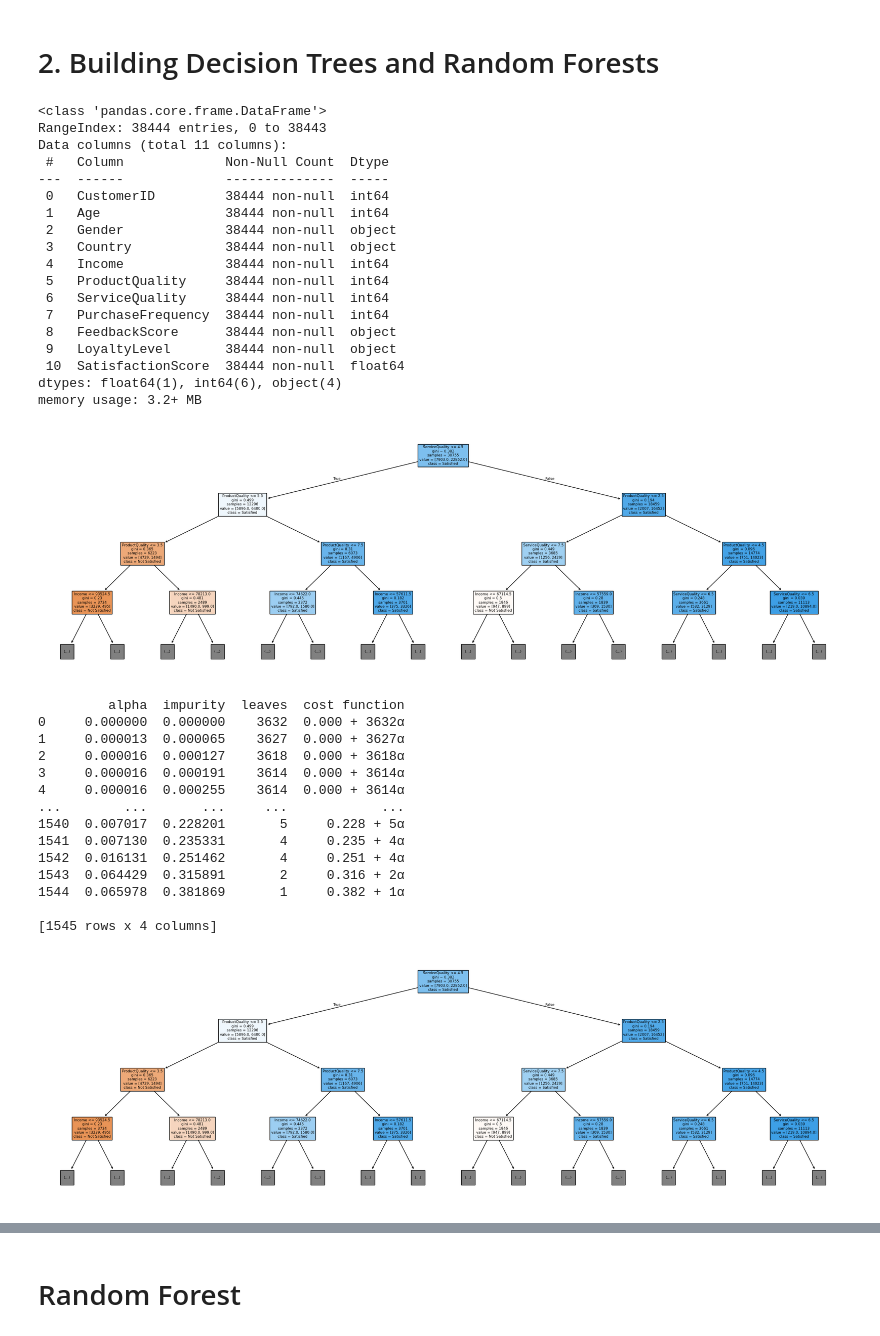
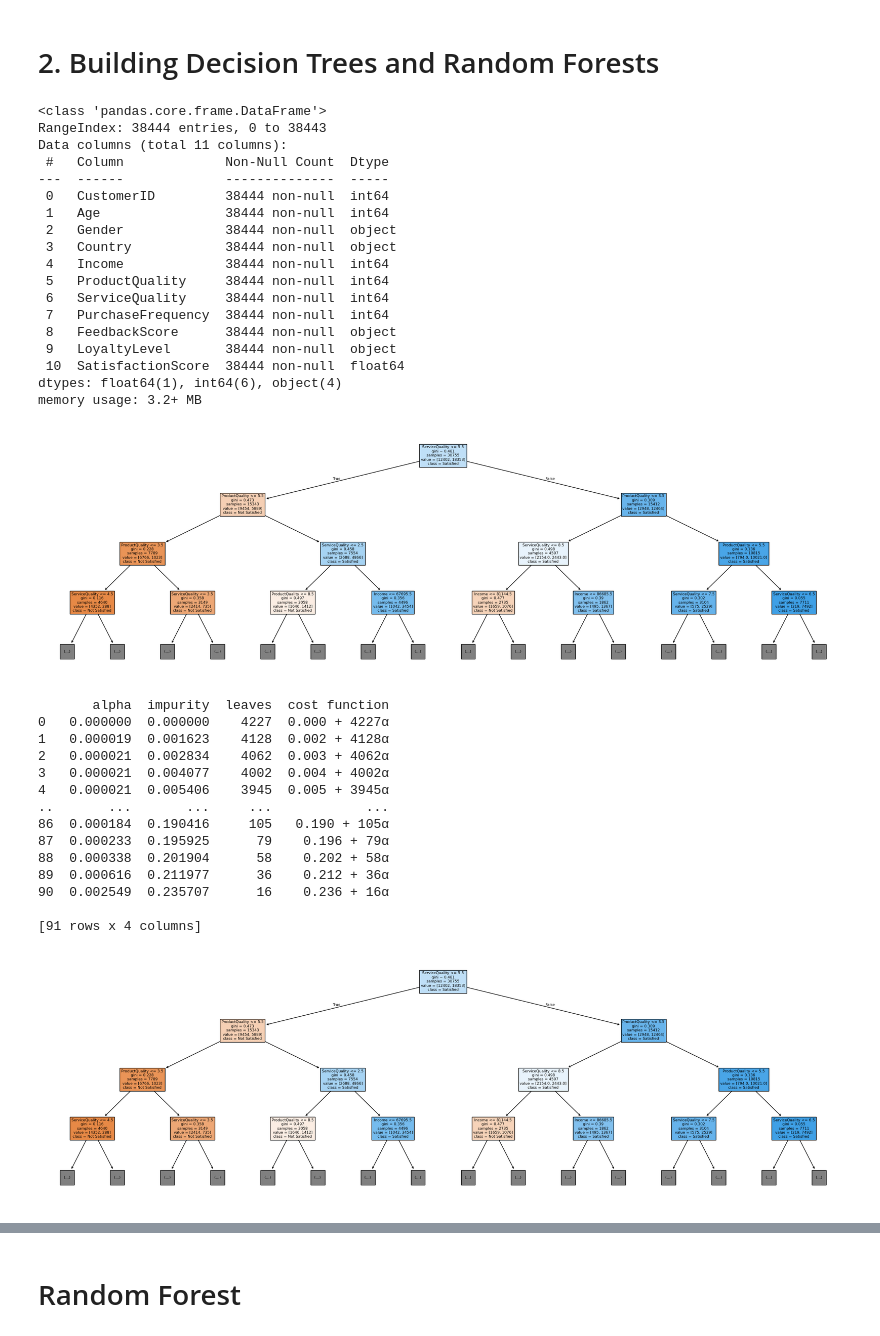
Before and after one commit to omniV1/GCU_SWE_2023-2025, a Jupyter notebook: AIT-110-Stat-Learning-Theory/Assignments/random_tree/random.ipynb, the cells around one changed output, grey strips where cells are left out. Cells and saved outputs as stored; diff of their text form; code cells hidden in the pictures.

```diff
--- a/AIT-110-Stat-Learning-Theory/Assignments/random_tree/random.ipynb
+++ b/AIT-110-Stat-Learning-Theory/Assignments/random_tree/random.ipynb
@@ -63,12 +63,14 @@ Decision trees have several key limitations:
 # %%
 import warnings
 warnings.filterwarnings('ignore')
+from math import comb
+from sklearn.model_selection import GridSearchCV
+from sklearn.ensemble import RandomForestClassifier
+from sklearn.metrics import log_loss, accuracy_score
+from sklearn.datasets import *
+from sklearn.tree import DecisionTreeClassifier
+from sklearn.model_selection import train_test_split
 
-from sklearn.datasets import *
-from sklearn.tree import DecisionTreeClassifier, DecisionTreeRegressor
-from sklearn.datasets import load_iris
-from sklearn.model_selection import train_test_split
-from sklearn.metrics import r2_score, mean_squared_error
 
 
 
@@ -93,8 +95,8 @@ customer_data['FeedbackScore'] = customer_data['FeedbackScore'].map(feedback_map
 customer_data['LoyaltyLevel'] = customer_data['LoyaltyLevel'].map(loyalty_map)
 customer_data['Gender'] = customer_data['Gender'].map({'Male': 0, 'Female': 1})
 customer_data['Country'] = customer_data['Country'].map({'United States': 0, 'Canada': 1, 'Mexico': 2, 'Other': 3})
-customer_data['Satisfied'] = (customer_data['SatisfactionScore'] >= 75).astype(int)
-
+# Define Satisfaction Score as a binary variable Yes if >= 85 and No if < 85
+customer_data['Satisfied'] = (customer_data['SatisfactionScore'] >= 85).astype(int)
 
 
 X_train, X_test, y_train, y_test = train_test_split(
@@ -103,34 +105,34 @@ X_train, X_test, y_train, y_test = train_test_split(
     test_size=0.2,
     random_state=42
 )
 
 dt_classifier = DecisionTreeClassifier()
 
 dt_classifier.fit(X_train, y_train)
 
 plt.figure(figsize=(26,8))
 plot_tree(dt_classifier, filled=True, feature_names=X_train.columns, class_names=['Not Satisfied', 'Satisfied'], max_depth=3)
 plt.show()
 # %% [output]
 <class 'pandas.core.frame.DataFrame'>
 RangeIndex: 38444 entries, 0 to 38443
 Data columns (total 11 columns):
  #   Column             Non-Null Count  Dtype
 ---  ------             --------------  -----
  0   CustomerID         38444 non-null  int64
  1   Age                38444 non-null  int64
  2   Gender             38444 non-null  object
  3   Country            38444 non-null  object
  4   Income             38444 non-null  int64
  5   ProductQuality     38444 non-null  int64
  6   ServiceQuality     38444 non-null  int64
  7   PurchaseFrequency  38444 non-null  int64
  8   FeedbackScore      38444 non-null  object
  9   LoyaltyLevel       38444 non-null  object
  10  SatisfactionScore  38444 non-null  float64
 dtypes: float64(1), int64(6), object(4)
 memory usage: 3.2+ MB
-[figure, old version]
+[figure, new version]
 # %%
 tree = DecisionTreeClassifier(random_state=42)
 
@@ -140,18 +142,23 @@ impurities = path.impurities
 
 count_leaves = lambda tree: sum(tree.tree_.children_left[i] == tree.tree_.children_right[i] == -1 for i in range(tree.tree_.node_count))
 
-leaf_counts = [count_leaves(DecisionTreeClassifier(random_state=0, ccp_alpha=alpha).fit(X_train, y_train)) for alpha in effective_alphas]
+leaf_counts = [
+    DecisionTreeClassifier(random_state=42, ccp_alpha=alpha)
+    .fit(X_train, y_train)
+    .tree_.n_leaves
+    for alpha in effective_alphas[::20]
+]
 
 pruning_results = pd.DataFrame({
-    'alpha': effective_alphas,
-    'impurity': impurities,
+    'alpha': effective_alphas[::20],
+    'impurity': impurities[::20],
     'leaves': leaf_counts,
-    'cost function': [f"{imp:.3f} + {leaves}α" for imp, leaves in zip(impurities, leaf_counts)]
+    'cost function': [f"{imp:.3f} + {leaves}α" for imp, leaves in zip(impurities[::20], leaf_counts)]
 })
 
 print(pruning_results)
 
-dt_pruned = DecisionTreeClassifier(random_state=42, ccp_alpha=0.0001637)
+dt_pruned = DecisionTreeClassifier(random_state=42, ccp_alpha=0.000130)
 
 dt_pruned.fit(X_train, y_train)
 
@@ -159,21 +166,21 @@ plt.figure(figsize=(26,8))
 plot_tree(dt_pruned, filled=True, feature_names=X_train.columns, class_names=['Not Satisfied', 'Satisfied'], max_depth=3)
 plt.show()
 # %% [output]
-         alpha  impurity  leaves  cost function
-0     0.000000  0.000000    3632  0.000 + 3632α
-1     0.000013  0.000065    3627  0.000 + 3627α
-2     0.000016  0.000127    3618  0.000 + 3618α
-3     0.000016  0.000191    3614  0.000 + 3614α
-4     0.000016  0.000255    3614  0.000 + 3614α
-...        ...       ...     ...            ...
-1540  0.007017  0.228201       5     0.228 + 5α
-1541  0.007130  0.235331       4     0.235 + 4α
-1542  0.016131  0.251462       4     0.251 + 4α
-1543  0.064429  0.315891       2     0.316 + 2α
-1544  0.065978  0.381869       1     0.382 + 1α
+       alpha  impurity  leaves  cost function
+0   0.000000  0.000000    4227  0.000 + 4227α
+1   0.000019  0.001623    4128  0.002 + 4128α
+2   0.000021  0.002834    4062  0.003 + 4062α
+3   0.000021  0.004077    4002  0.004 + 4002α
+4   0.000021  0.005406    3945  0.005 + 3945α
+..       ...       ...     ...            ...
+86  0.000184  0.190416     105   0.190 + 105α
+87  0.000233  0.195925      79    0.196 + 79α
+88  0.000338  0.201904      58    0.202 + 58α
+89  0.000616  0.211977      36    0.212 + 36α
+90  0.002549  0.235707      16    0.236 + 16α
 
-[1545 rows x 4 columns]
+[91 rows x 4 columns]
-[figure, old version]
+[figure, new version]
 # %%
 from sklearn.model_selection import cross_val_score
 
```
Also changed, not shown: parts of 15 cells of this notebook, 2 other files.
